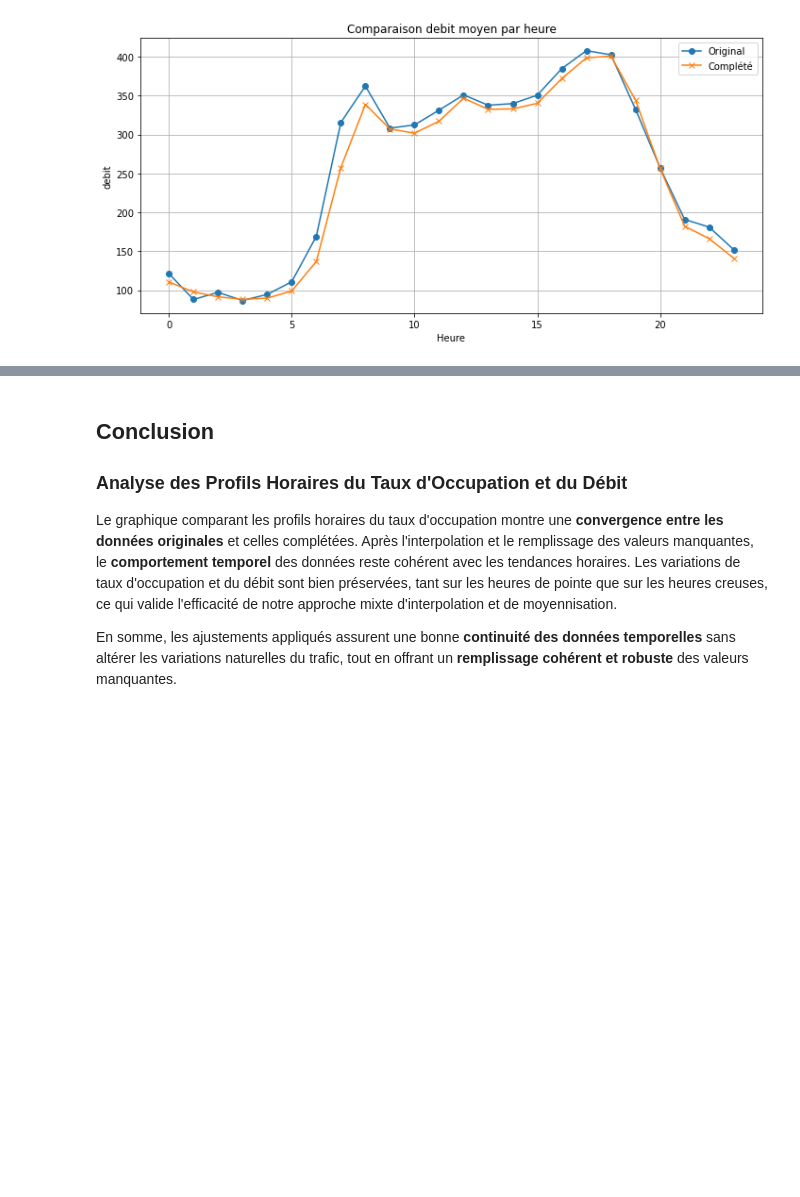
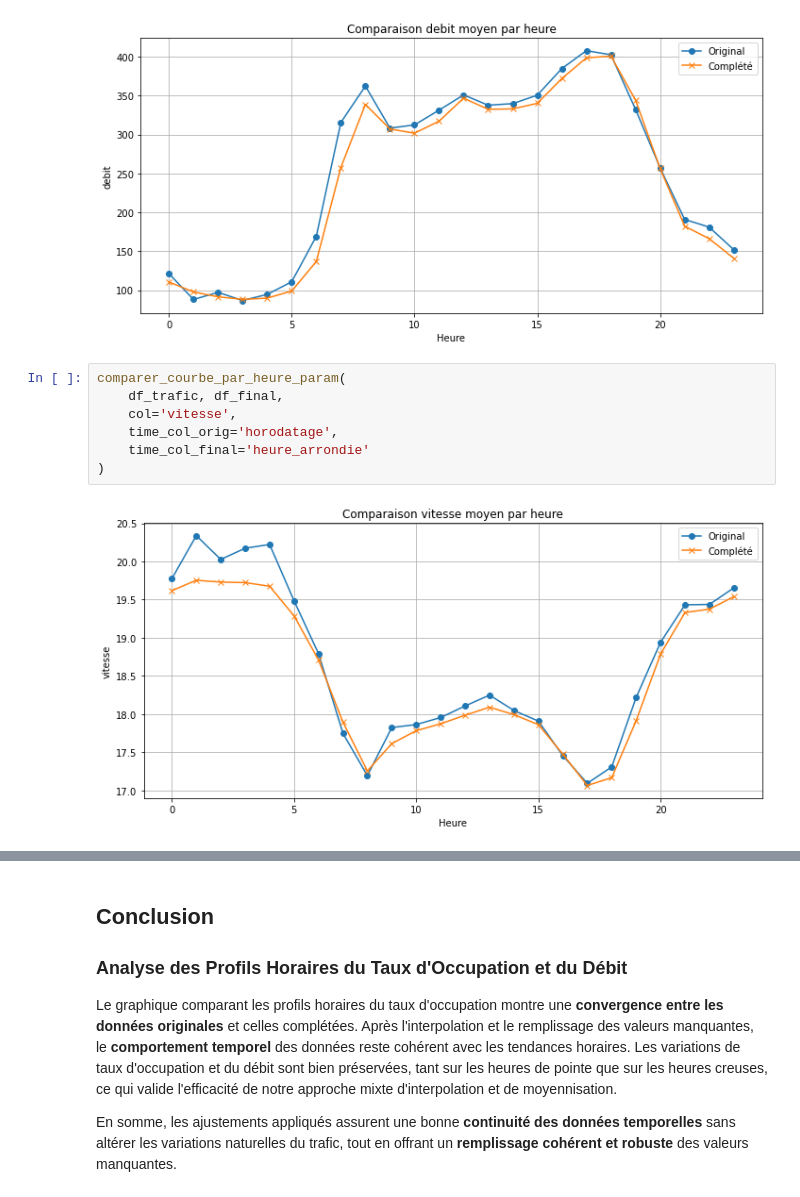
Before and after one commit to BENOUSSAIDarezkimalek/AI_model_urban_mobility, a Jupyter notebook: src/serie_temporelle.ipynb, the cells around one changed output, grey strips where cells are left out. Drawn from its saved outputs; the diff is of its cells as text; blank space fills up the shorter version.

Commit message:
modification du traitemnent de la vitesse, temps de parcours

```diff
--- a/src/serie_temporelle.ipynb
+++ b/src/serie_temporelle.ipynb
@@ -1255,3 +1319,12 @@ comparer_courbe_par_heure_param(
 )
 # %% [output]
 [figure]
+# %%
+comparer_courbe_par_heure_param(
+    df_trafic, df_final,
+    col='vitesse',
+    time_col_orig='horodatage',
+    time_col_final='heure_arrondie'
+)
+# %% [output]
+[figure, added]
```
Also changed, not shown: parts of 9 cells of this notebook.
